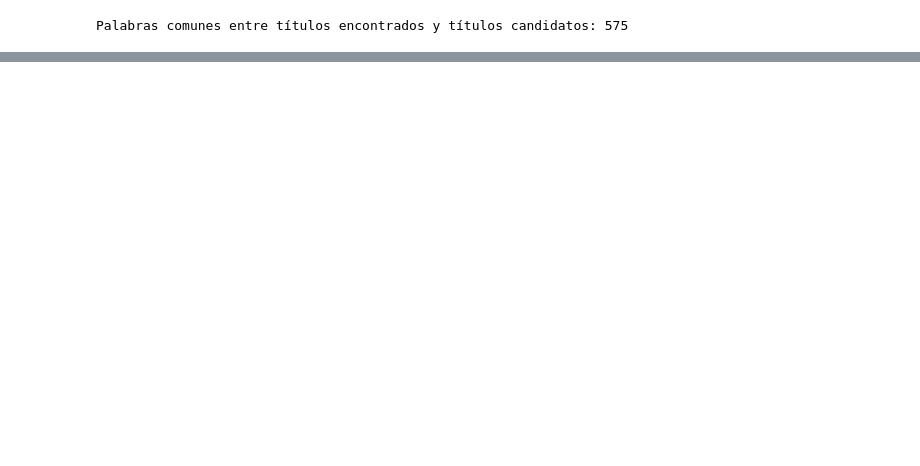
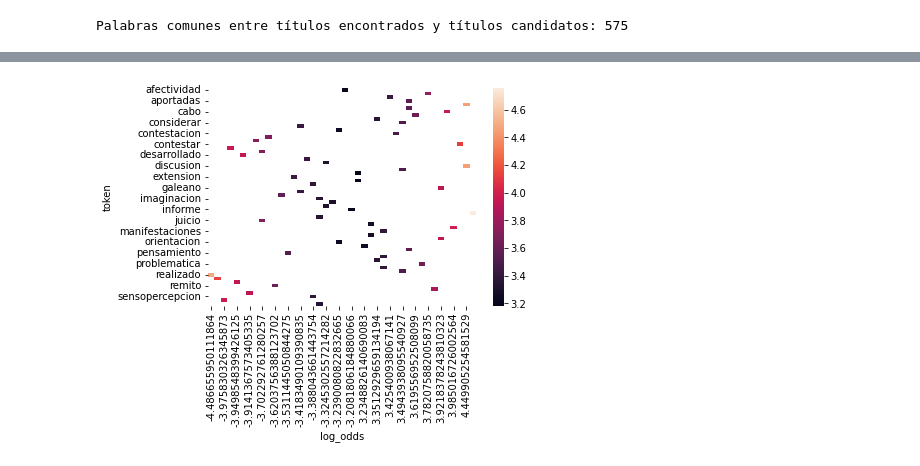
Before and after one commit to gaston411/Mi-Proyecto, a Jupyter notebook: Busqueda_titulo-parrafo.ipynb, the cells around one changed output, grey strips where cells are left out. Cells and saved outputs as stored; diff of their text form; code cells hidden in the pictures; blank space fills up the shorter version.

```diff
--- a/Busqueda_titulo-parrafo.ipynb
+++ b/Busqueda_titulo-parrafo.ipynb
@@ -1097,0 +1130,6 @@ dfExpTitulosCandidatos.expediente[308][7502:]
+# %%
+import seaborn as sns
+tituPivot = top_30.pivot("token","log_odds", "abs_log_odds")
+ax = sns.heatmap(tituPivot)
+# %% [output]
+[figure, added]
```
Also changed, not shown: parts of 18 cells of this notebook.
